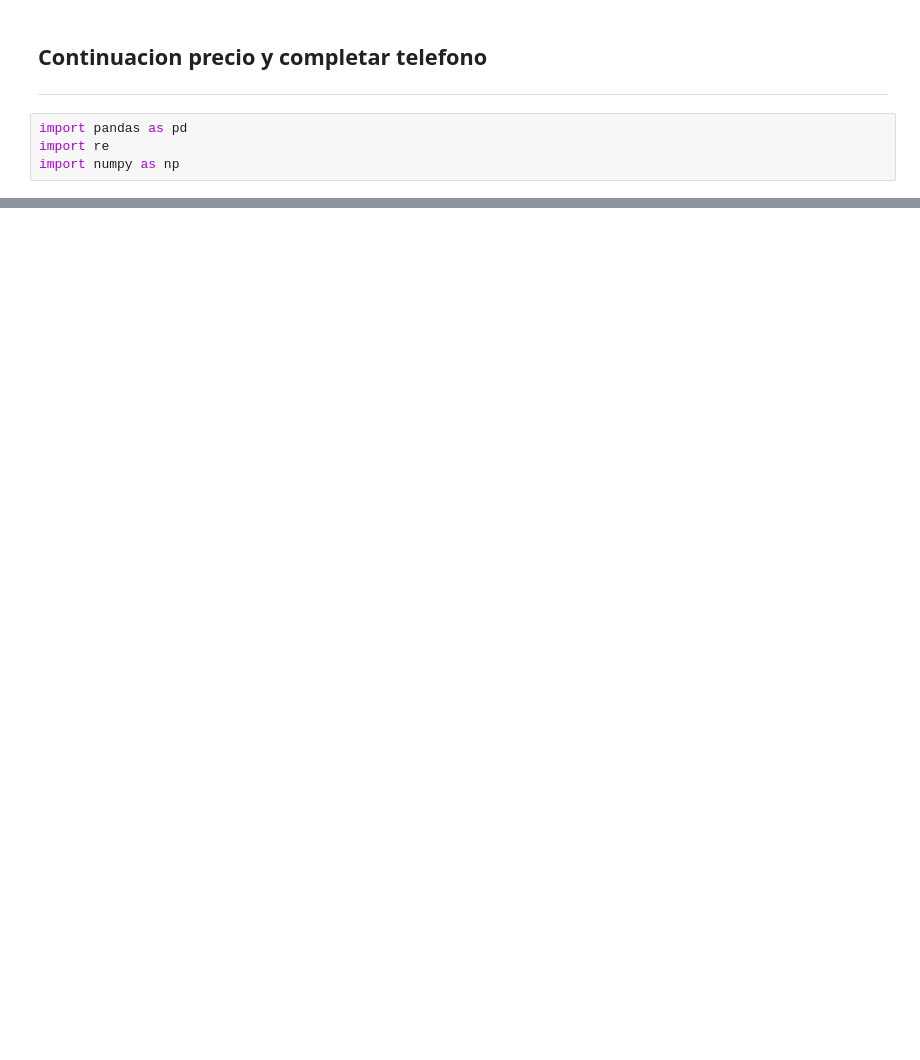
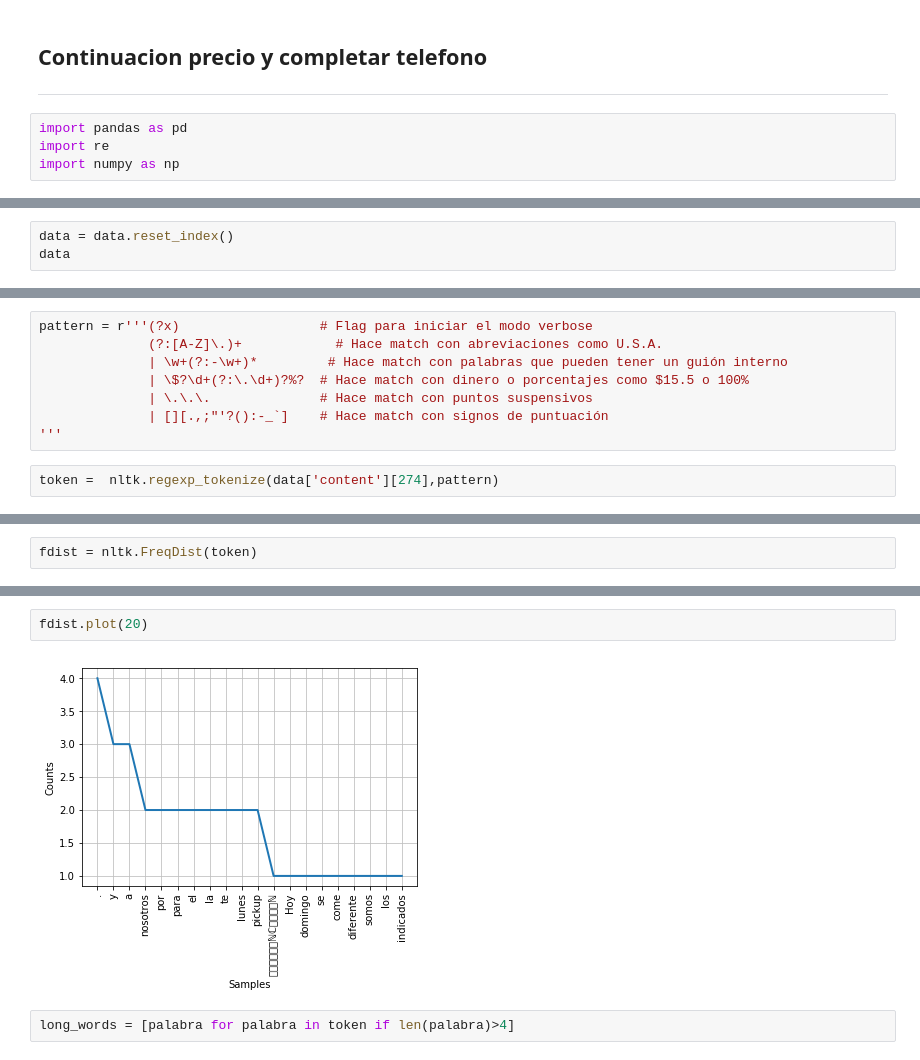
Before and after one commit to JuanVentrone/Telegram_bot_offereat, a Jupyter notebook: pruebas_filtro.ipynb, the cells around one changed output, grey strips where cells are left out. Saved outputs shown, nothing was run; the diff lists cells and outputs as text; blank space fills up the shorter version.

```diff
--- a/pruebas_filtro.ipynb
+++ b/pruebas_filtro.ipynb
@@ -469,0 +695,3 @@ datos = data.copy(deep=True)
+# %%
+data = data.reset_index()
+data
@@ -469,0 +836,10 @@ datos = data.copy(deep=True)
+# %%
+pattern = r'''(?x)                  # Flag para iniciar el modo verbose
+              (?:[A-Z]\.)+            # Hace match con abreviaciones como U.S.A.
+              | \w+(?:-\w+)*         # Hace match con palabras que pueden tener un guión interno
+              | \$?\d+(?:\.\d+)?%?  # Hace match con dinero o porcentajes como $15.5 o 100%
+              | \.\.\.              # Hace match con puntos suspensivos
+              | [][.,;"'?():-_`]    # Hace match con signos de puntuación
+'''
+# %%
+token =  nltk.regexp_tokenize(data['content'][274],pattern)
@@ -469,0 +887,2 @@ datos = data.copy(deep=True)
+# %%
+fdist = nltk.FreqDist(token)
@@ -469,0 +913,6 @@ datos = data.copy(deep=True)
+# %%
+fdist.plot(20)
+# %% [output]
+[figure, added]
+# %%
+long_words = [palabra for palabra in token if len(palabra)>4]
```
Also changed, not shown: parts of 83 cells of this notebook, 2 other files.
